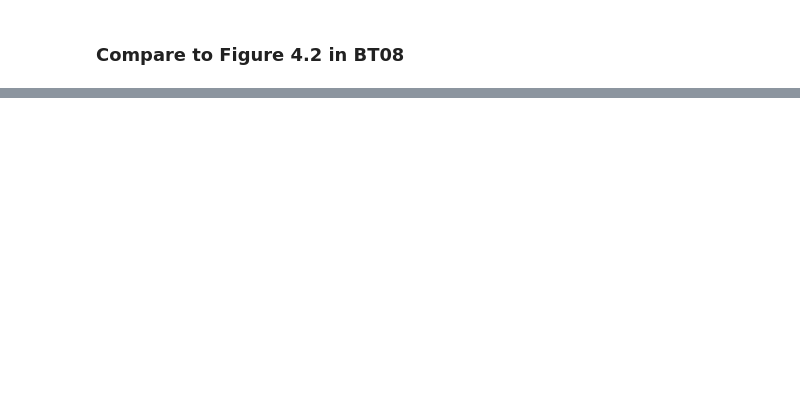
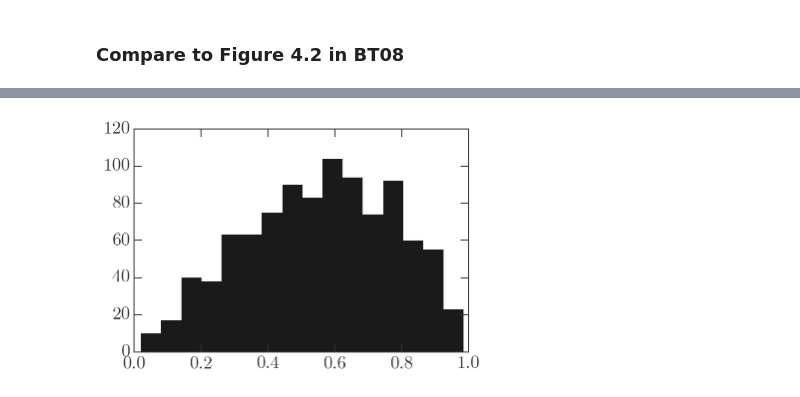
Before and after one commit to adrn/uncluster, a Jupyter notebook: notebooks/Hernquist DF.ipynb, the cells around one changed output, grey strips where cells are left out. Cells and saved outputs as stored; diff of their text form; code cells hidden in the pictures; blank space fills up the shorter version.

```diff
--- a/notebooks/Hernquist DF.ipynb
+++ b/notebooks/Hernquist DF.ipynb
@@ -151,0 +154,28 @@ def sample_velocities(pot, size=1, Emin=1E-2, Emax=0.99):
+# %%
+def r_v_to_3d(r, v):
+    phi = np.random.uniform(0, 2*np.pi, size=r.size)
+    theta = np.arccos(2*np.random.uniform(size=r.size) - 1)
+    sph = coord.PhysicsSphericalRepresentation(phi=phi*u.radian, theta=theta*u.radian, r=r*u.one)
+    xyz = sph.represent_as(coord.CartesianRepresentation).xyz
+
+    phi_v = np.random.uniform(0, 2*np.pi, size=v.size)
+    theta_v = np.arccos(2*np.random.uniform(size=v.size) - 1)
+    v_sph = coord.PhysicsSphericalRepresentation(phi=phi_v*u.radian, theta=theta_v*u.radian, r=v*u.one)
+    v_xyz = v_sph.represent_as(coord.CartesianRepresentation).xyz
+
+    return xyz, v_xyz
+# %%
+xyz, vxyz = r_v_to_3d(r, v)
+# %%
+w0 = gd.CartesianPhaseSpacePosition(pos=xyz, vel=vxyz)
+# %%
+t_cross = r / v
+ecc = np.zeros_like(t_cross)
+
+for i in range(N_orbits):
+    w = pot.integrate_orbit(w0[i], dt=t_cross[i]/100., n_steps=2000)
+    ecc[i] = w.eccentricity()
+# %%
+plt.hist(ecc[np.isfinite(ecc)], bins=16);
+# %% [output]
+[figure, added]
```
Also changed, not shown: parts of 23 cells of this notebook.
